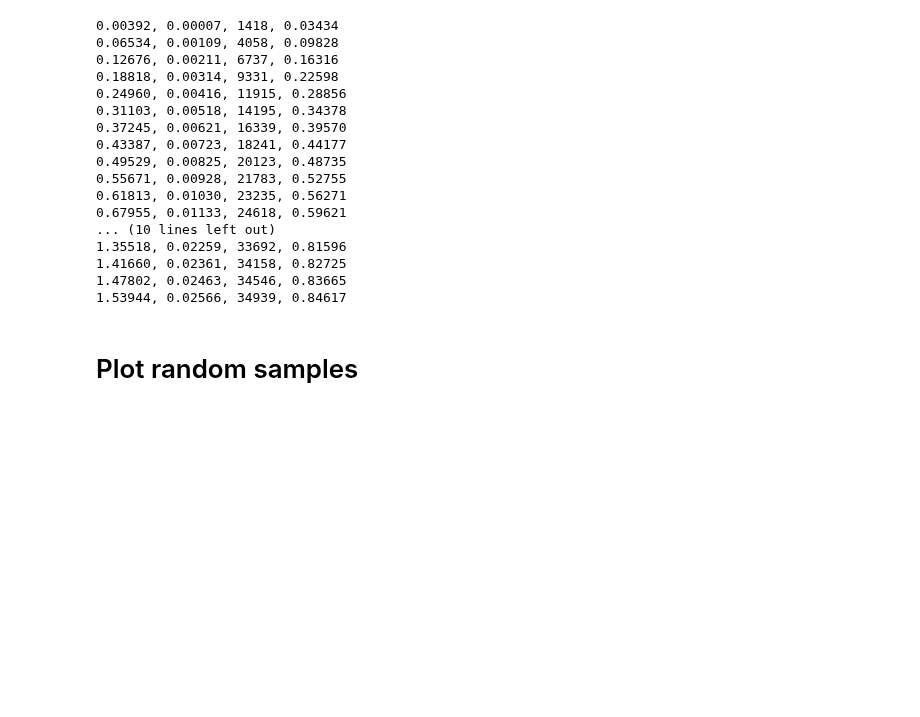
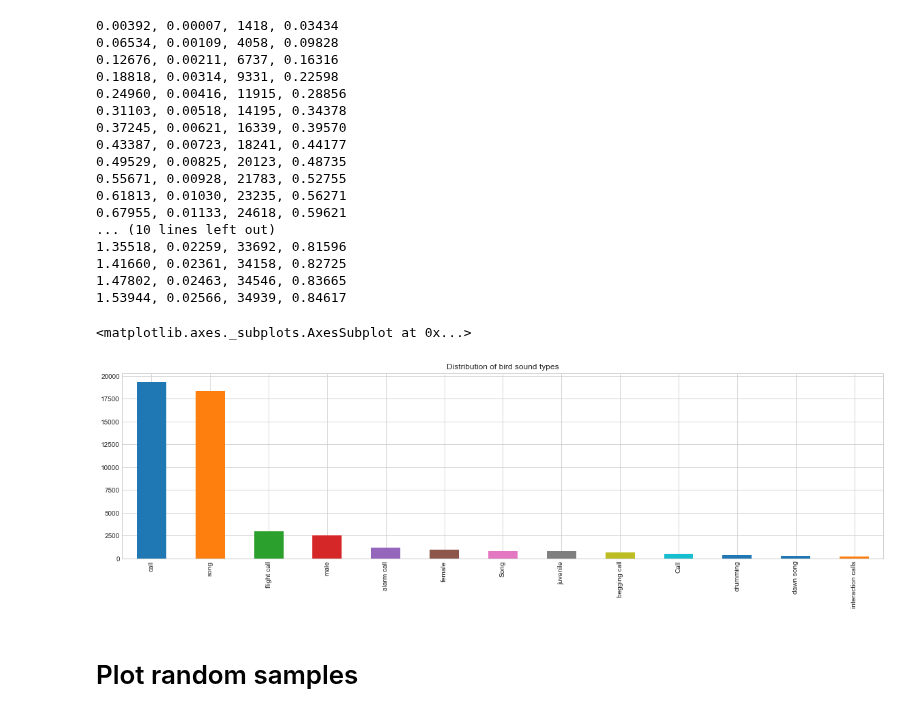
Before and after one commit to vangj/ds, a Jupyter notebook: xeno-canto/explore-data.ipynb, the cells around one changed output. Cells and saved outputs as stored; diff of their text form; code cells hidden in the pictures; blank space fills up the shorter version.

Commit message:
visualize distribution of sound types

```diff
--- a/xeno-canto/explore-data.ipynb
+++ b/xeno-canto/explore-data.ipynb
@@ -77,7 +77,7 @@ def get_recording(data):
         'gen': data['gen'].strip().lower(),
         'lat': get_lat_lng(data['lat']),
         'lng': get_lat_lng(data['lng']),
-        'types': [t.strip() for t in data['type'].split(',')],
+        'types': [t.strip().lower() for t in data['type'].split(',')],
         'mp3': mp3,
         'mp3_size': getsize(mp3),
         'duration': 0.0
@@ -292,6 +292,22 @@ for e, c in zip(bin_edges, cum):
 1.41660, 0.02361, 34158, 0.82725
 1.47802, 0.02463, 34546, 0.83665
 1.53944, 0.02566, 34939, 0.84617
+# %%
+def flatten_types(df):
+    sound_types = []
+    for i, r in df.iterrows():
+        sound_types.extend(r['types'])
+    return pd.DataFrame(sound_types, columns=['types'])
+# %%
+s = flatten_types(recording_df)['types'].value_counts()
+# %%
+fig, ax = plt.subplots(1, 1, figsize=(20, 5))
+ax.set_title('Distribution of bird sound types')
+s = s[s > 100]
+s.plot(kind='bar', ax=ax)
+# %% [output]
+<matplotlib.axes._subplots.AxesSubplot at 0x...>
+[figure, added]
 # %% [markdown]
 # Plot random samples
 # %%
```
